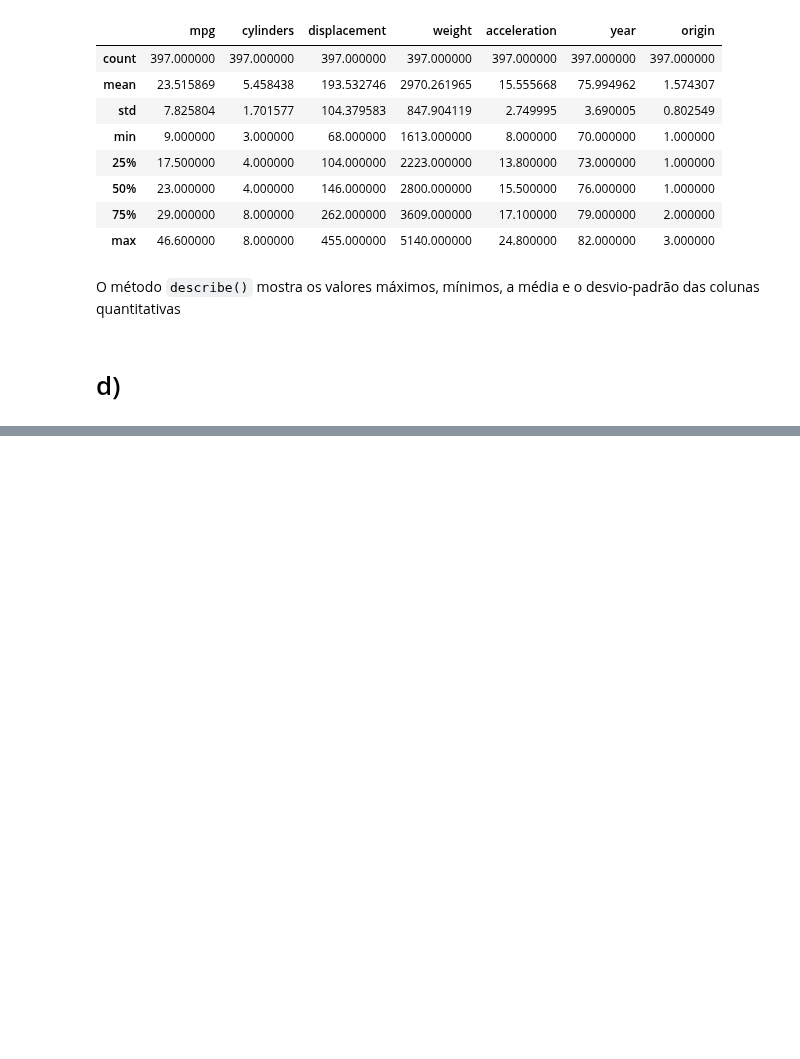
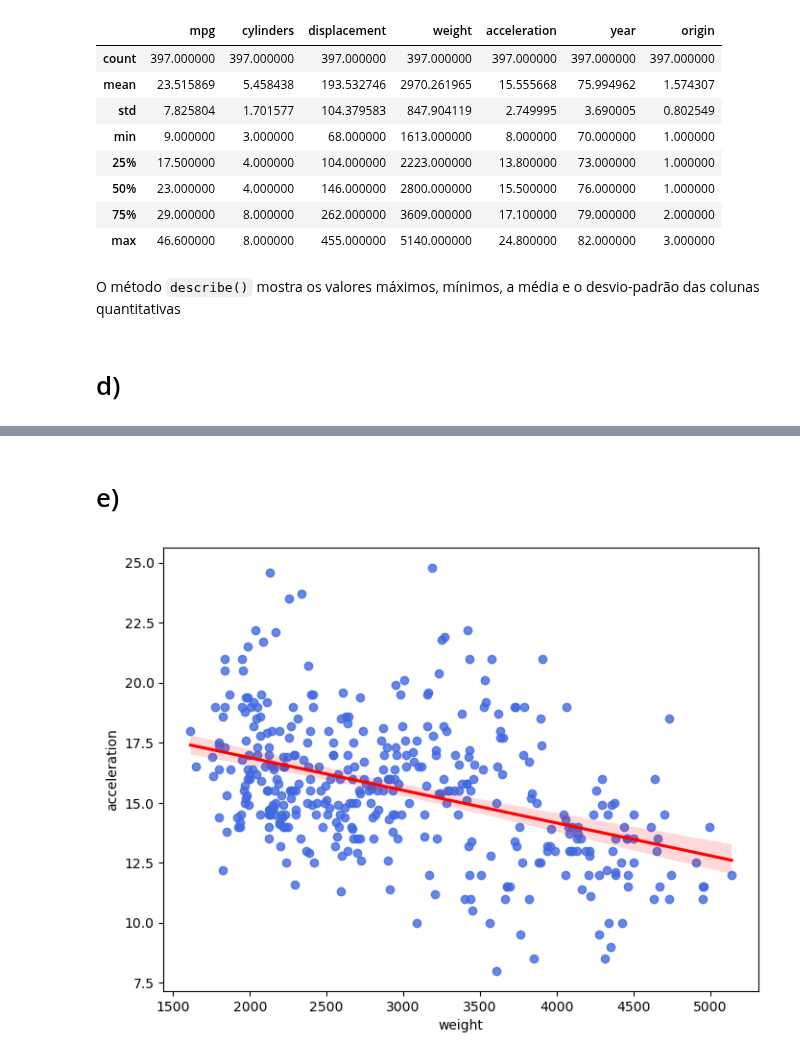
Before and after one commit to josinovmota/Defeating-An-introduction-to-statistical-learning, a Jupyter notebook: Exercises/2.4 Exercises(Statistical Learning)/main.ipynb, the cells around one changed output, grey strips where cells are left out. Drawn from its saved outputs; the diff is of its cells as text; code cells hidden in the pictures; blank space fills up the shorter version.

```diff
--- a/Exercises/2.4 Exercises(Statistical Learning)/main.ipynb
+++ b/Exercises/2.4 Exercises(Statistical Learning)/main.ipynb
@@ -154,0 +169,8 @@
+# %% [markdown]
+# e)
+# %%
+plt.figure(figsize=(8, 6))
+sns.regplot(data=df, x='weight', y='acceleration', line_kws=dict(color="r"), color='royalblue', marker='o')
+plt.show()
+# %% [output]
+[figure, added]
```
Also changed, not shown: parts of 7 cells of this notebook.
